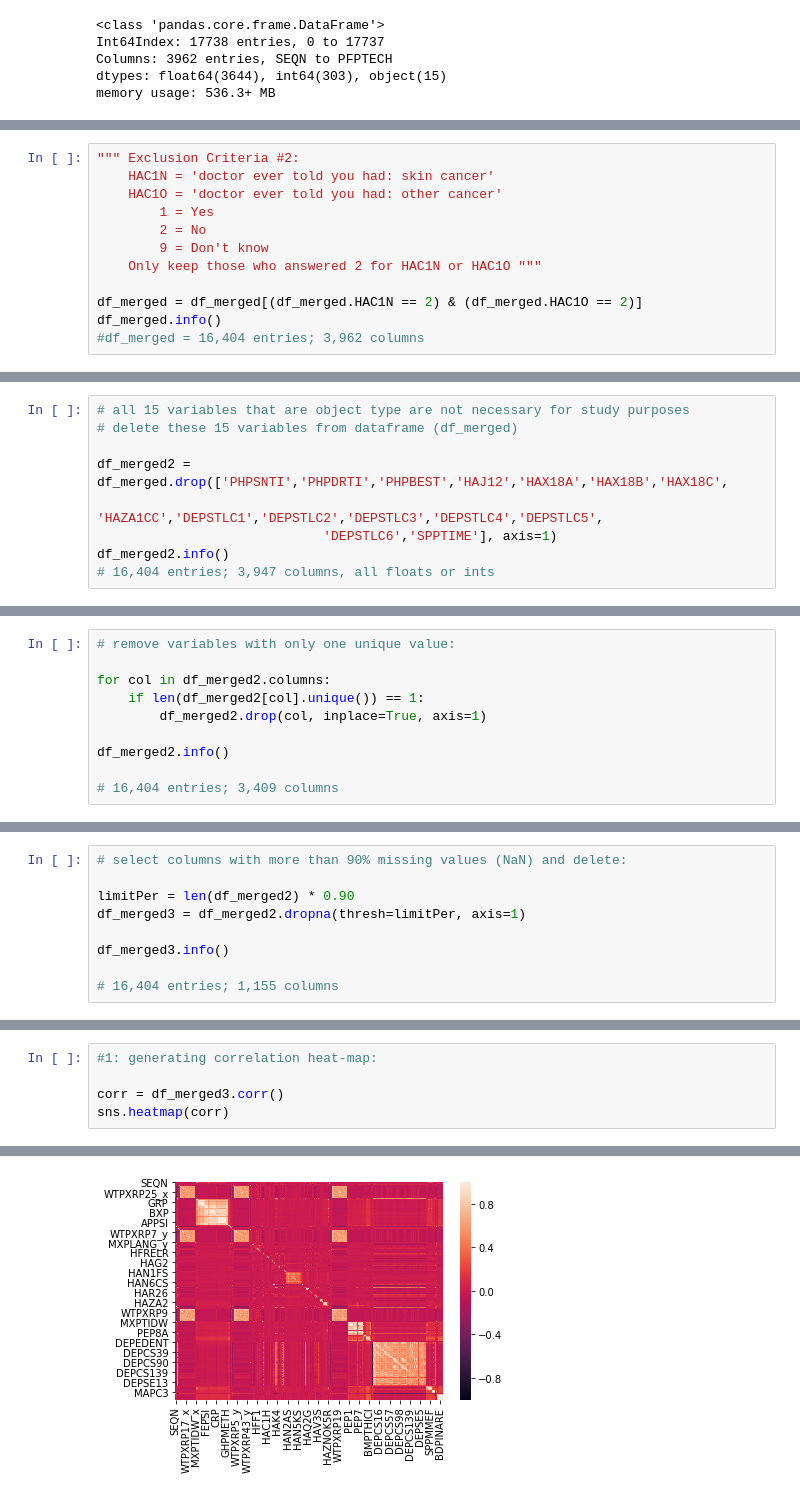
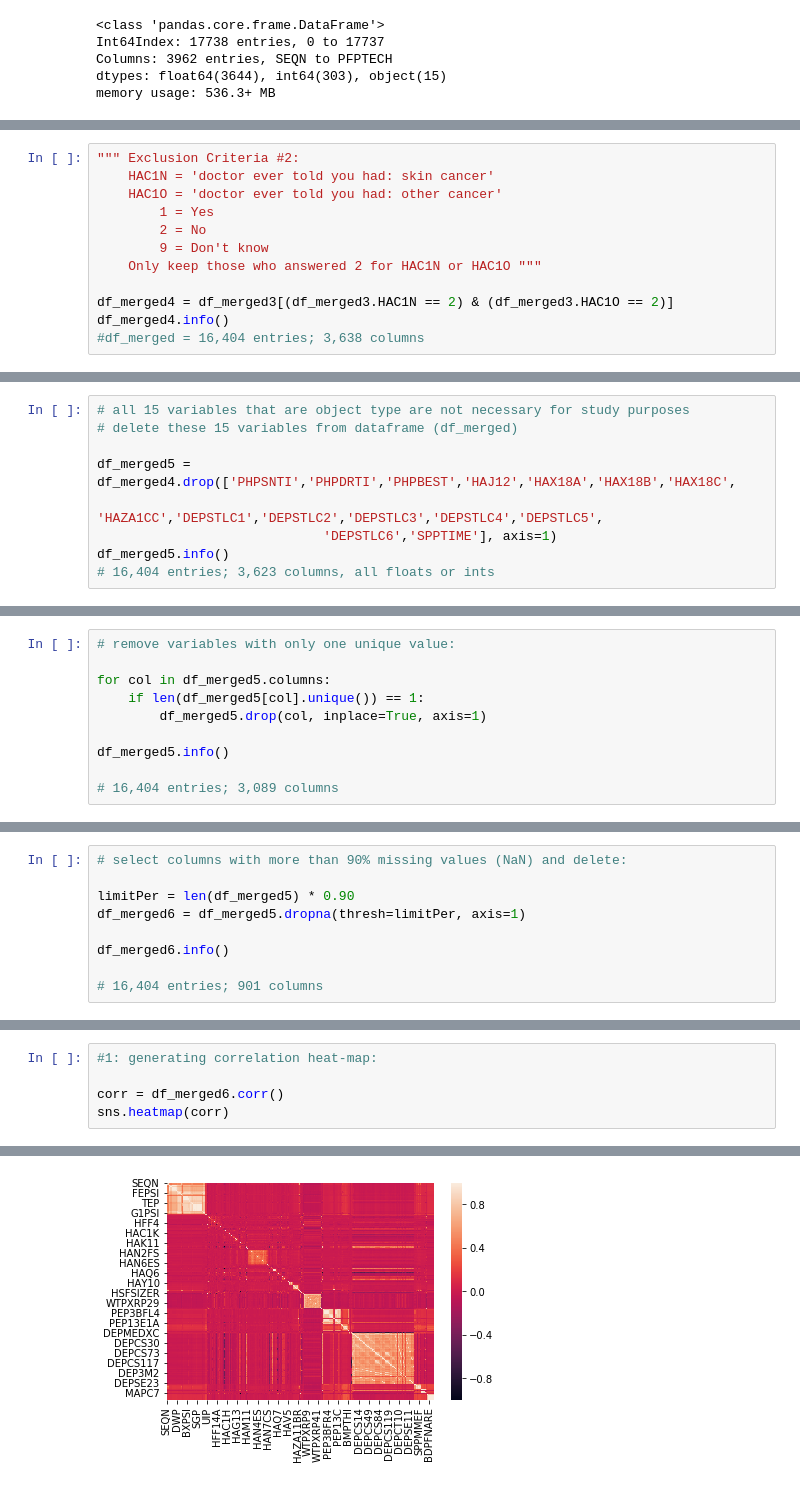
Before and after one commit to BIOF309/group-project-the_git_that_keeps_on_gitting, a Jupyter notebook: NHANES_final.ipynb, the cells around one changed output, grey strips where cells are left out. Saved outputs shown, nothing was run; the diff lists cells and outputs as text.

```diff
--- a/NHANES_final.ipynb
+++ b/NHANES_final.ipynb
@@ -181,9 +210,9 @@ Name: HSAGEIR, dtype: float64
         9 = Don't know
     Only keep those who answered 2 for HAC1N or HAC1O """
 
-df_merged = df_merged[(df_merged.HAC1N == 2) & (df_merged.HAC1O == 2)]
-df_merged.info()
-#df_merged = 16,404 entries; 3,962 columns
+df_merged4 = df_merged3[(df_merged3.HAC1N == 2) & (df_merged3.HAC1O == 2)]
+df_merged4.info()
+#df_merged = 16,404 entries; 3,638 columns
 # %% [output]
 <class 'pandas.core.frame.DataFrame'>
 Int64Index: 16404 entries, 0 to 17737
@@ -216,11 +245,11 @@ object_list
 # all 15 variables that are object type are not necessary for study purposes
 # delete these 15 variables from dataframe (df_merged)
 
-df_merged2 = df_merged.drop(['PHPSNTI','PHPDRTI','PHPBEST','HAJ12','HAX18A','HAX18B','HAX18C',
+df_merged5 = df_merged4.drop(['PHPSNTI','PHPDRTI','PHPBEST','HAJ12','HAX18A','HAX18B','HAX18C',
                              'HAZA1CC','DEPSTLC1','DEPSTLC2','DEPSTLC3','DEPSTLC4','DEPSTLC5',
                              'DEPSTLC6','SPPTIME'], axis=1)
-df_merged2.info()
-# 16,404 entries; 3,947 columns, all floats or ints
+df_merged5.info()
+# 16,404 entries; 3,623 columns, all floats or ints
 # %% [output]
 <class 'pandas.core.frame.DataFrame'>
 Int64Index: 16404 entries, 0 to 17737
@@ -244,13 +273,13 @@ cancer_mort_freq
 # %%
 # remove variables with only one unique value:
 
-for col in df_merged2.columns:
-    if len(df_merged2[col].unique()) == 1:
-        df_merged2.drop(col, inplace=True, axis=1)
+for col in df_merged5.columns:
+    if len(df_merged5[col].unique()) == 1:
+        df_merged5.drop(col, inplace=True, axis=1)
 
-df_merged2.info()
+df_merged5.info()
 
-# 16,404 entries; 3,409 columns
+# 16,404 entries; 3,089 columns
 # %% [output]
 <class 'pandas.core.frame.DataFrame'>
 Int64Index: 16404 entries, 0 to 17737
@@ -260,12 +289,12 @@ memory usage: 426.8 MB
 # %%
 # select columns with more than 90% missing values (NaN) and delete:
 
-limitPer = len(df_merged2) * 0.90
-df_merged3 = df_merged2.dropna(thresh=limitPer, axis=1)
+limitPer = len(df_merged5) * 0.90
+df_merged6 = df_merged5.dropna(thresh=limitPer, axis=1)
 
-df_merged3.info()
+df_merged6.info()
 
-# 16,404 entries; 1,155 columns
+# 16,404 entries; 901 columns
 # %% [output]
 <class 'pandas.core.frame.DataFrame'>
 Int64Index: 16404 entries, 0 to 17737
@@ -297,8 +327,8 @@ Remove highly correlated variables
 # %%
 #1: generating correlation heat-map:
 
-corr = df_merged3.corr()
+corr = df_merged6.corr()
 sns.heatmap(corr)
 # %% [output]
 <matplotlib.axes._subplots.AxesSubplot at 0x...>
-[figure, old version]
+[figure, new version]
```
Also changed, not shown: parts of 22 cells of this notebook.
